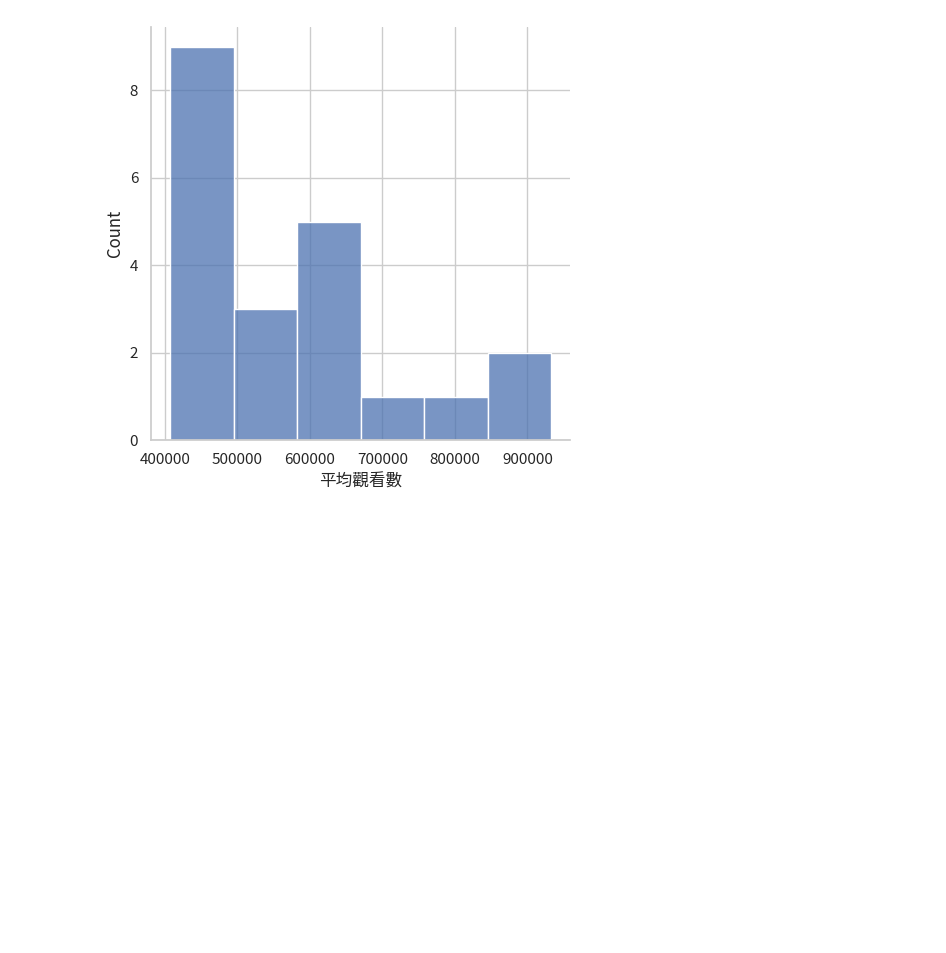
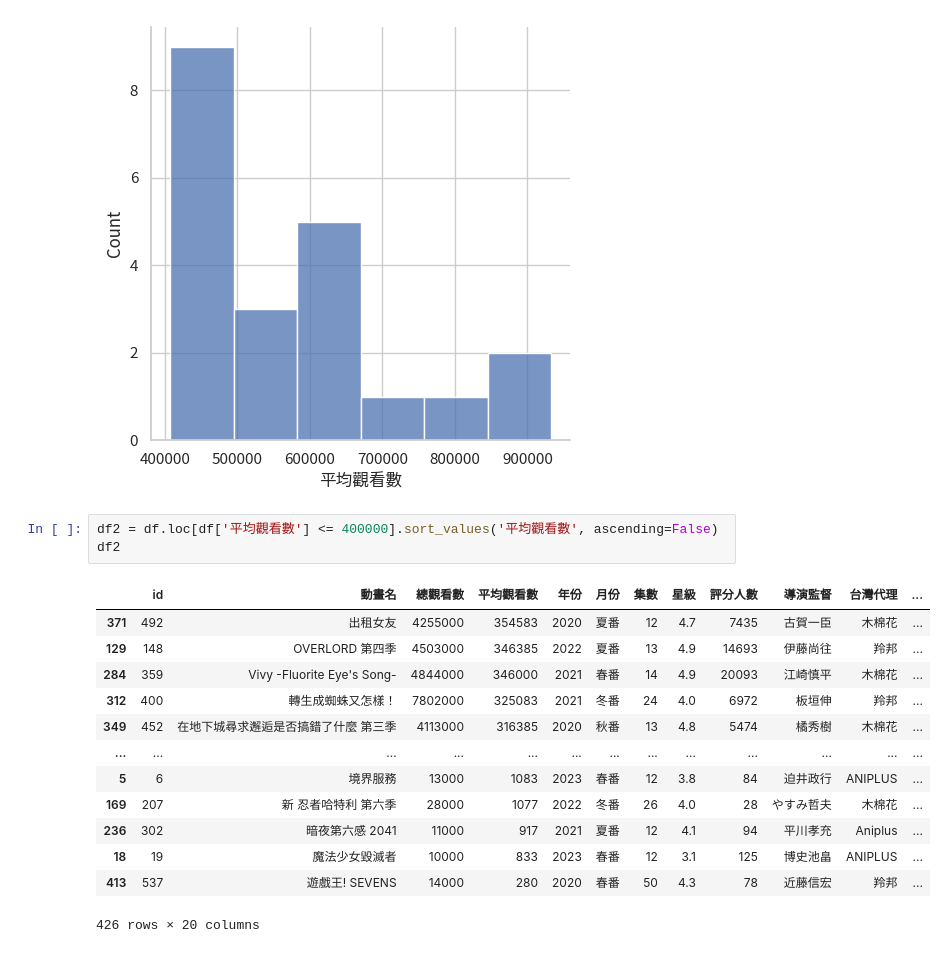
Before and after one commit to hsiaoyt0923/Anime_View_Number_Regression, a Jupyter notebook: visualize.ipynb, the cells around one changed output. Cells and saved outputs as stored; diff of their text form; blank space fills up the shorter version.

```diff
--- a/visualize.ipynb
+++ b/visualize.ipynb
@@ -168,3 +168,20 @@ sns.displot(data=df1, x='平均觀看數')
 # %% [output]
 <seaborn.axisgrid.FacetGrid at 0x...>
 [figure]
+# %%
+df2 = df.loc[df['平均觀看數'] <= 400000].sort_values('平均觀看數', ascending=False)
+df2
+# %% [output]
+|  | id | 動畫名 | 總觀看數 | 平均觀看數 | 年份 | 月份 | 集數 | 星級 | 評分人數 | 導演監督 | 台灣代理 | ... |
+| 371 | 492 | 出租女友 | 4255000 | 354583 | 2020 | 夏番 | 12 | 4.7 | 7435 | 古賀一臣 | 木棉花 | ... |
+| 129 | 148 | OVERLORD 第四季 | 4503000 | 346385 | 2022 | 夏番 | 13 | 4.9 | 14693 | 伊藤尚往 | 羚邦 | ... |
+| 284 | 359 | Vivy -Fluorite Eye's Song- | 4844000 | 346000 | 2021 | 春番 | 14 | 4.9 | 20093 | 江崎慎平 | 木棉花 | ... |
+| 312 | 400 | 轉生成蜘蛛又怎樣！ | 7802000 | 325083 | 2021 | 冬番 | 24 | 4.0 | 6972 | 板垣伸 | 羚邦 | ... |
+| 349 | 452 | 在地下城尋求邂逅是否搞錯了什麼 第三季 | 4113000 | 316385 | 2020 | 秋番 | 13 | 4.8 | 5474 | 橘秀樹 | 木棉花 | ... |
+| ... | ... | ... | ... | ... | ... | ... | ... | ... | ... | ... | ... | ... |
+| 5 | 6 | 境界服務 | 13000 | 1083 | 2023 | 春番 | 12 | 3.8 | 84 | 迫井政行 | ANIPLUS | ... |
+| 169 | 207 | 新 忍者哈特利 第六季 | 28000 | 1077 | 2022 | 冬番 | 26 | 4.0 | 28 | やすみ哲夫 | 木棉花 | ... |
+| 236 | 302 | 暗夜第六感 2041 | 11000 | 917 | 2021 | 夏番 | 12 | 4.1 | 94 | 平川孝充 | Aniplus | ... |
+| 18 | 19 | 魔法少女毀滅者 | 10000 | 833 | 2023 | 春番 | 12 | 3.1 | 125 | 博史池畠 | ANIPLUS | ... |
+| 413 | 537 | 遊戲王! SEVENS | 14000 | 280 | 2020 | 春番 | 50 | 4.3 | 78 | 近藤信宏 | 羚邦 | ... |
+426 rows × 20 columns
```
Also changed, not shown: parts of 2 cells of this notebook.
